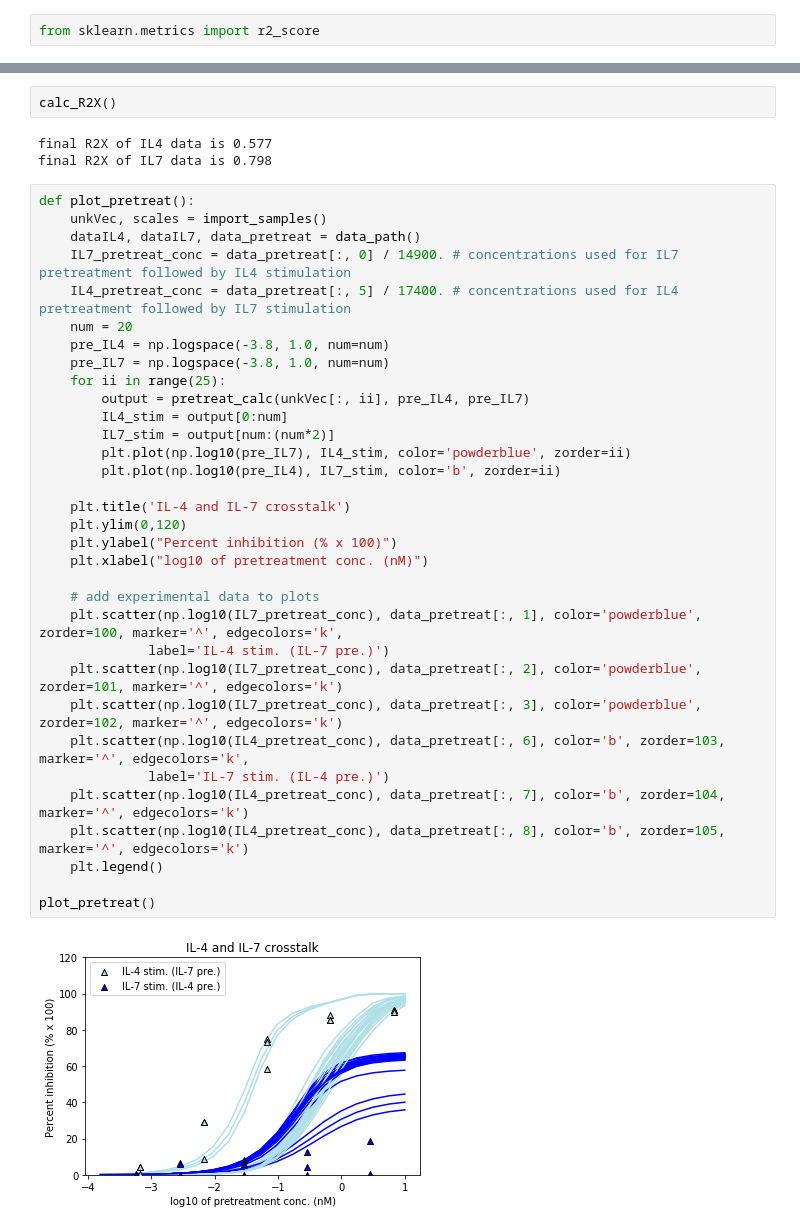
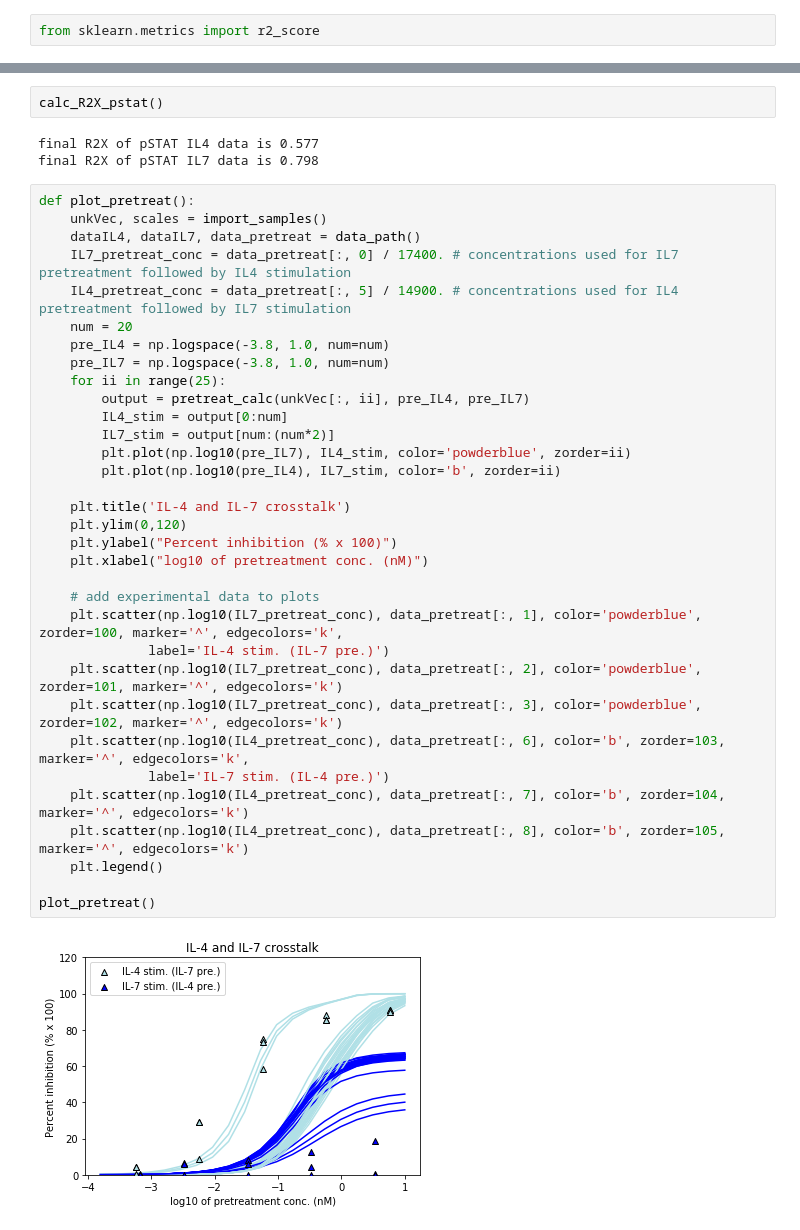
Before and after one commit to meyer-lab/gc-valent, a Jupyter notebook: BMES_submission_adam.ipynb, the cells around one changed output, grey strips where cells are left out. Saved outputs shown, nothing was run; the diff lists cells and outputs as text.

```diff
--- a/BMES_submission_adam.ipynb
+++ b/BMES_submission_adam.ipynb
@@ -111,40 +111,40 @@ def calc_R2X():
-# %%
-calc_R2X()
-# %% [output]
-final R2X of IL4 data is 0.577
-final R2X of IL7 data is 0.798
+# %%
+calc_R2X_pstat()
+# %% [output]
+final R2X of pSTAT IL4 data is 0.577
+final R2X of pSTAT IL7 data is 0.798
 # %%
 def plot_pretreat():
     unkVec, scales = import_samples()
     dataIL4, dataIL7, data_pretreat = data_path()
-    IL7_pretreat_conc = data_pretreat[:, 0] / 14900. # concentrations used for IL7 pretreatment followed by IL4 stimulation
-    IL4_pretreat_conc = data_pretreat[:, 5] / 17400. # concentrations used for IL4 pretreatment followed by IL7 stimulation
+    IL7_pretreat_conc = data_pretreat[:, 0] / 17400. # concentrations used for IL7 pretreatment followed by IL4 stimulation
+    IL4_pretreat_conc = data_pretreat[:, 5] / 14900. # concentrations used for IL4 pretreatment followed by IL7 stimulation
     num = 20
     pre_IL4 = np.logspace(-3.8, 1.0, num=num)
     pre_IL7 = np.logspace(-3.8, 1.0, num=num)
     for ii in range(25):
         output = pretreat_calc(unkVec[:, ii], pre_IL4, pre_IL7)
         IL4_stim = output[0:num]
         IL7_stim = output[num:(num*2)]
         plt.plot(np.log10(pre_IL7), IL4_stim, color='powderblue', zorder=ii)
         plt.plot(np.log10(pre_IL4), IL7_stim, color='b', zorder=ii)
 
     plt.title('IL-4 and IL-7 crosstalk')
     plt.ylim(0,120)
     plt.ylabel("Percent inhibition (% x 100)")
     plt.xlabel("log10 of pretreatment conc. (nM)")
 
     # add experimental data to plots
     plt.scatter(np.log10(IL7_pretreat_conc), data_pretreat[:, 1], color='powderblue', zorder=100, marker='^', edgecolors='k',
               label='IL-4 stim. (IL-7 pre.)')
     plt.scatter(np.log10(IL7_pretreat_conc), data_pretreat[:, 2], color='powderblue', zorder=101, marker='^', edgecolors='k')
     plt.scatter(np.log10(IL7_pretreat_conc), data_pretreat[:, 3], color='powderblue', zorder=102, marker='^', edgecolors='k')
     plt.scatter(np.log10(IL4_pretreat_conc), data_pretreat[:, 6], color='b', zorder=103, marker='^', edgecolors='k',
               label='IL-7 stim. (IL-4 pre.)')
     plt.scatter(np.log10(IL4_pretreat_conc), data_pretreat[:, 7], color='b', zorder=104, marker='^', edgecolors='k')
     plt.scatter(np.log10(IL4_pretreat_conc), data_pretreat[:, 8], color='b', zorder=105, marker='^', edgecolors='k')
     plt.legend()
 
 plot_pretreat()
 # %% [output]
-[figure, old version]
+[figure, new version]
```
Also changed, not shown: parts of 2 cells of this notebook, 1 other file.
